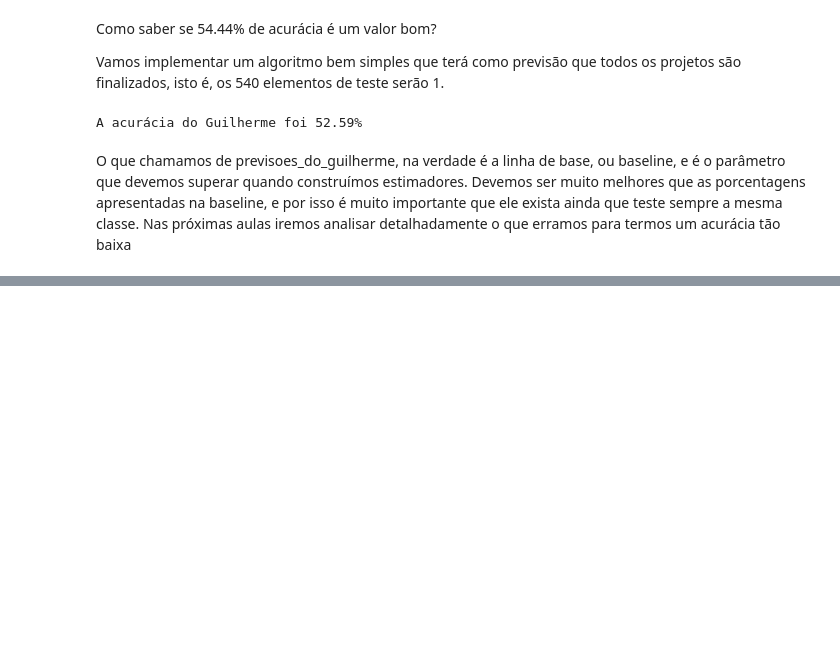
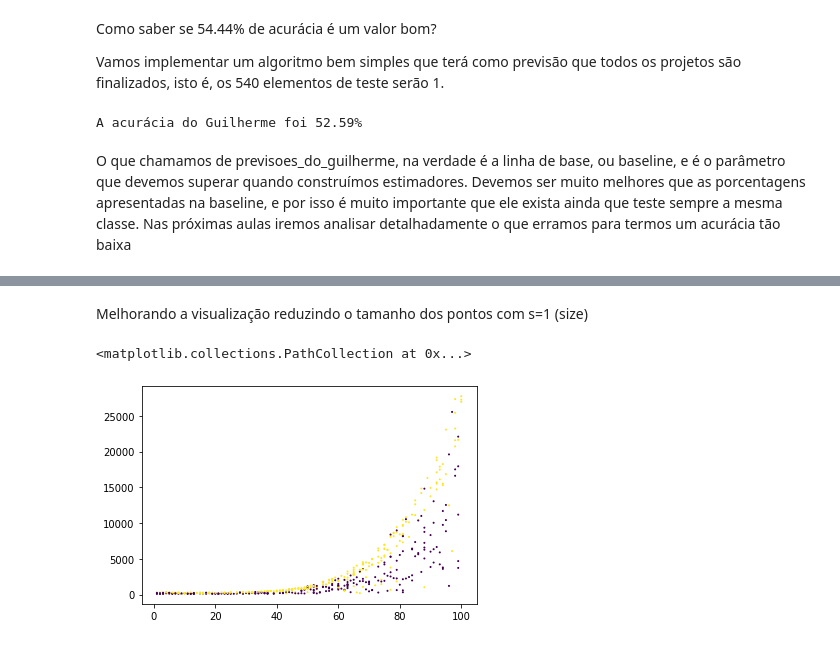
Before and after one commit to gizelecardoso/intro_sklearn_alura, a Jupyter notebook: hours_project_fineshed.ipynb, the cells around one changed output, grey strips where cells are left out. Drawn from its saved outputs; the diff is of its cells as text; code cells hidden in the pictures; blank space fills up the shorter version.

```diff
--- a/hours_project_fineshed.ipynb
+++ b/hours_project_fineshed.ipynb
@@ -124,0 +217,7 @@ O que chamamos de previsoes_do_guilherme, na verdade é a linha de base, ou base
+# %% [markdown]
+Melhorando a visualização reduzindo o tamanho dos pontos com s=1 (size)
+# %%
+plt.scatter(teste_x.horas_esperadas, teste_x.preco, c=teste_y, s=1)
+# %% [output]
+<matplotlib.collections.PathCollection at 0x...>
+[figure, added]
```
Also changed, not shown: parts of 25 cells of this notebook.
